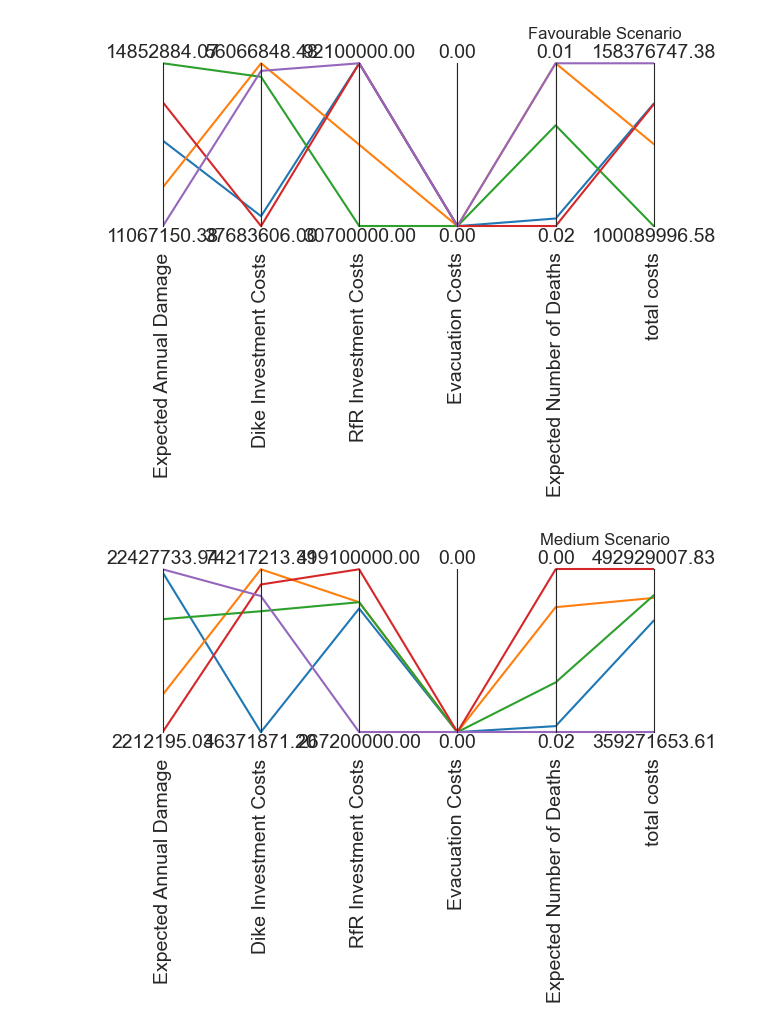
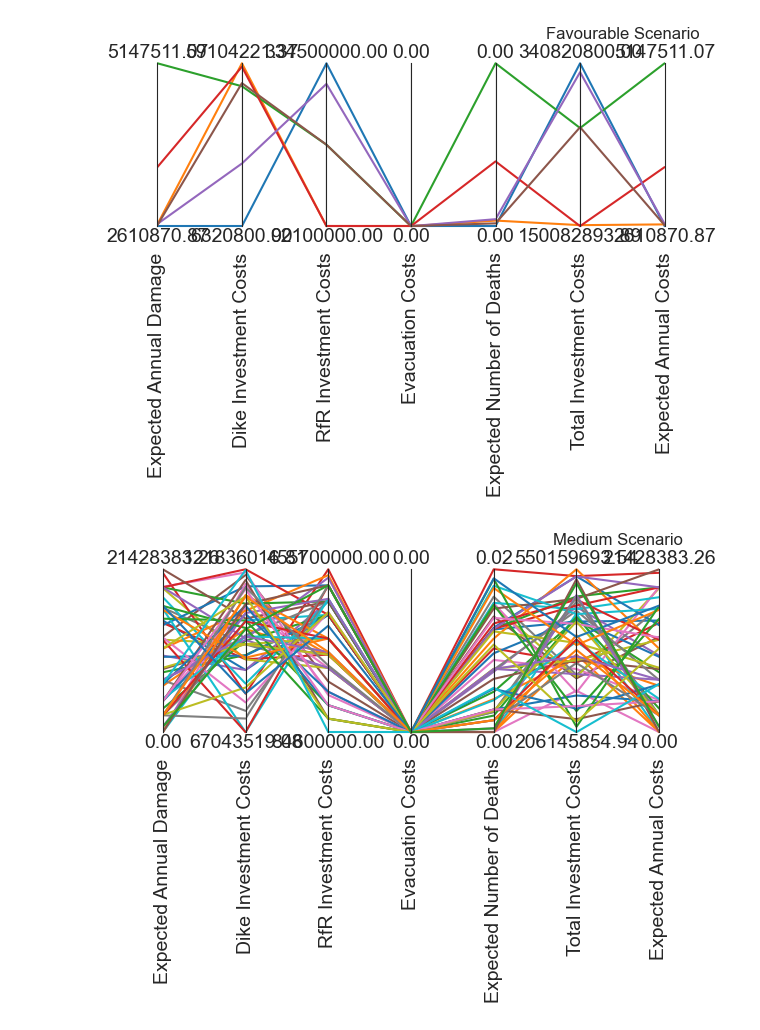
Before and after one commit to pkastelein/EPA141A, a Jupyter notebook: final assignment/Analysis_of_optimization_data_20.ipynb, the cells around one changed output. Saved outputs shown, nothing was run; the diff lists cells and outputs as text; code cells hidden in the pictures.

```diff
--- a/final assignment/Analysis_of_optimization_data_20.ipynb
+++ b/final assignment/Analysis_of_optimization_data_20.ipynb
@@ -124,15 +138,8 @@ def filter_df(df, thresholds):
         (df['RfR Investment Costs'] > 0)  # Ensure RfR Investment Costs is positive
     ]
 # %%
-# These thresholds should be discussed/justified, currently set somewhat arbitrarily
-# (to end up with around 5 selected policies)
 fav_df, fav_thresholds = load_thresholds(
-    favourable_df_20,
-    q_evac=0.51,
-    q_total_cost=0.51,
-    q_dike=0.51,
-    q_damage=0.51,
-    death_cap=0.025
+    favourable_df_20
 )
 
 # Filter the favourable dataframe based on the calculated thresholds
@@ -140,5 +147,5 @@ fav_selected = filter_df(fav_df, fav_thresholds)
 
 # Output number of filtered policies and preview some key columns
 print(f"Filtered Favourable Policies: {len(fav_selected)} rows")
-print(fav_selected[['scenario', 'total costs', 'Expected Number of Deaths']].head())
+print(fav_selected[['Total Investment Costs', 'Expected Annual Costs' ,'Expected Number of Deaths', 'Scenario']].head())
 # %% [output]
@@ -152,13 +166,6 @@ Filtered Favourable Policies: 5 rows
 # %%
-# These thresholds should be discussed/justified, currently set somewhat arbitrarily
-# (to end up with around 5 selected policies)
 unfav_df, unfav_thresholds = load_thresholds(
-    unfavourable_df_20,
-    q_evac=0.48,
-    q_total_cost=0.48,
-    q_dike=0.48,
-    q_damage=0.48,
-    death_cap=0.025
+    unfavourable_df_20
 )
 
 # Filter the unfavourable dataframe based on the calculated thresholds
@@ -166,5 +173,5 @@ unfav_selected = filter_df(unfav_df, unfav_thresholds)
 
 # Output number of filtered policies and preview some key columns
 print(f"Filtered Unfavourable Policies: {len(unfav_selected)} rows")
-print(unfav_selected[['scenario', 'total costs', 'Expected Number of Deaths']].head())
+print(unfav_selected[['Total Investment Costs', 'Expected Annual Costs' ,'Expected Number of Deaths', 'Scenario']].head())
 # %% [output]
@@ -178,13 +192,6 @@ Filtered Unfavourable Policies: 5 rows
 # %%
-# These thresholds should be discussed/justified, currently set somewhat arbitrarily
-# (to select roughly 5 policies)
 med_df, med_thresholds = load_thresholds(
-    medium_df_20,
-    q_evac=0.47,
-    q_total_cost=0.47,
-    q_dike=0.47,
-    q_damage=0.47,
-    death_cap=0.025
+    medium_df_20
 )
 
 # Filter the medium scenario dataframe based on the calculated thresholds
@@ -192,5 +199,5 @@ med_selected = filter_df(med_df, med_thresholds)
 
 # Print the number of filtered policies and preview key columns
 print(f"Filtered Medium Policies: {len(med_selected)} rows")
-print(med_selected[['scenario', 'total costs', 'Expected Number of Deaths']].head())
+print(med_selected[['Total Investment Costs', 'Expected Annual Costs' ,'Expected Number of Deaths', 'Scenario']].head())
 # %% [output]
@@ -232,30 +252,26 @@ plt.show()
 # %%
 import matplotlib.pyplot as plt
 from ema_workbench.analysis import parcoords
 
 def plot_parallel_coords(metrics_df, title="Parallel Coordinates Plot"):
     # Select only the last 7 columns from the dataframe
-    df_subset = metrics_df.iloc[:, -7:]
+    df_subset = metrics_df.iloc[:, -8:]
 
     # Keep only numeric columns to avoid issues with non-numeric data like 'scenario'
     df_numeric = df_subset.select_dtypes(include=['number'])
 
     # Generate axis limits and create the parallel coordinates plot
     limits = parcoords.get_limits(df_numeric)
     axes = parcoords.ParallelAxes(limits)
     axes.plot(df_numeric)
 
-    # Invert the axis for 'Expected Number of Deaths' for better visualization, if it exists
-    if 'Expected Number of Deaths' in df_numeric.columns:
-        axes.invert_axis('Expected Number of Deaths')
-
     plt.title(title)
     plt.show()
 
 # Plot parallel coordinates for each scenario group
 plot_parallel_coords(fav_selected, "Favourable Scenario")
 plot_parallel_coords(med_selected, "Medium Scenario")
 plot_parallel_coords(unfav_selected, "Unfavourable Scenario")
 # %% [output]
-[figure, old version]
+[figure, new version]
-[figure, old version]
+[figure, new version]
```
Also changed, not shown: parts of 17 cells of this notebook, 32 other files.
